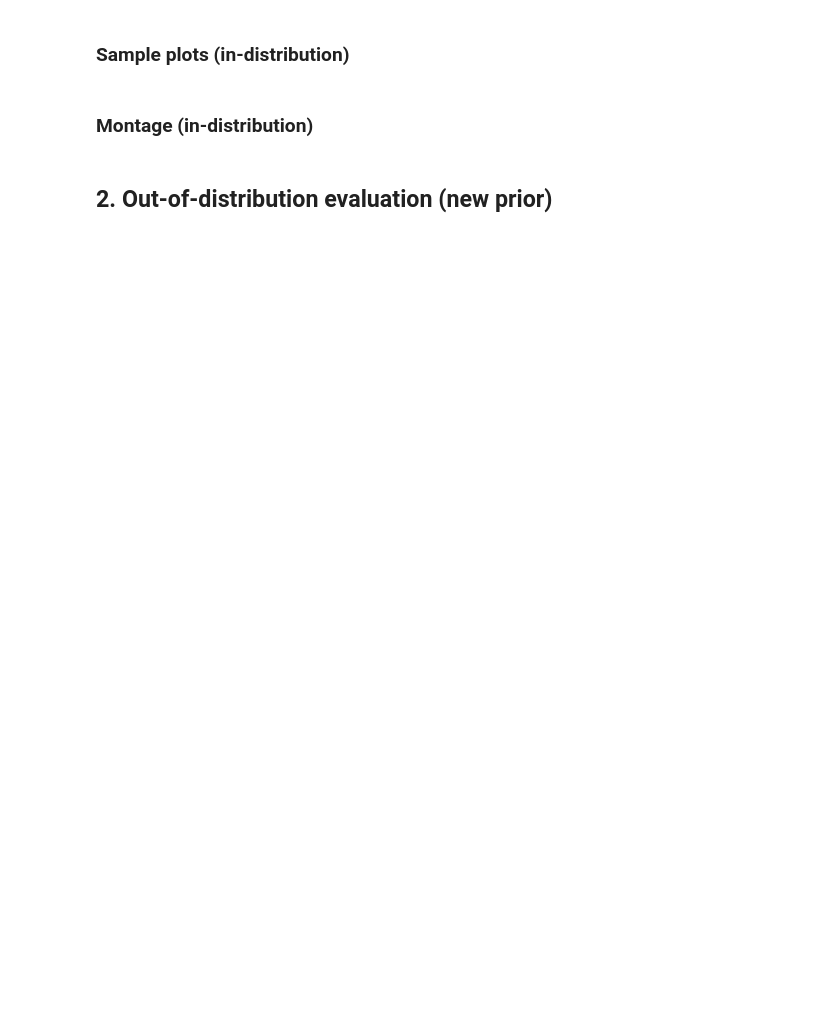
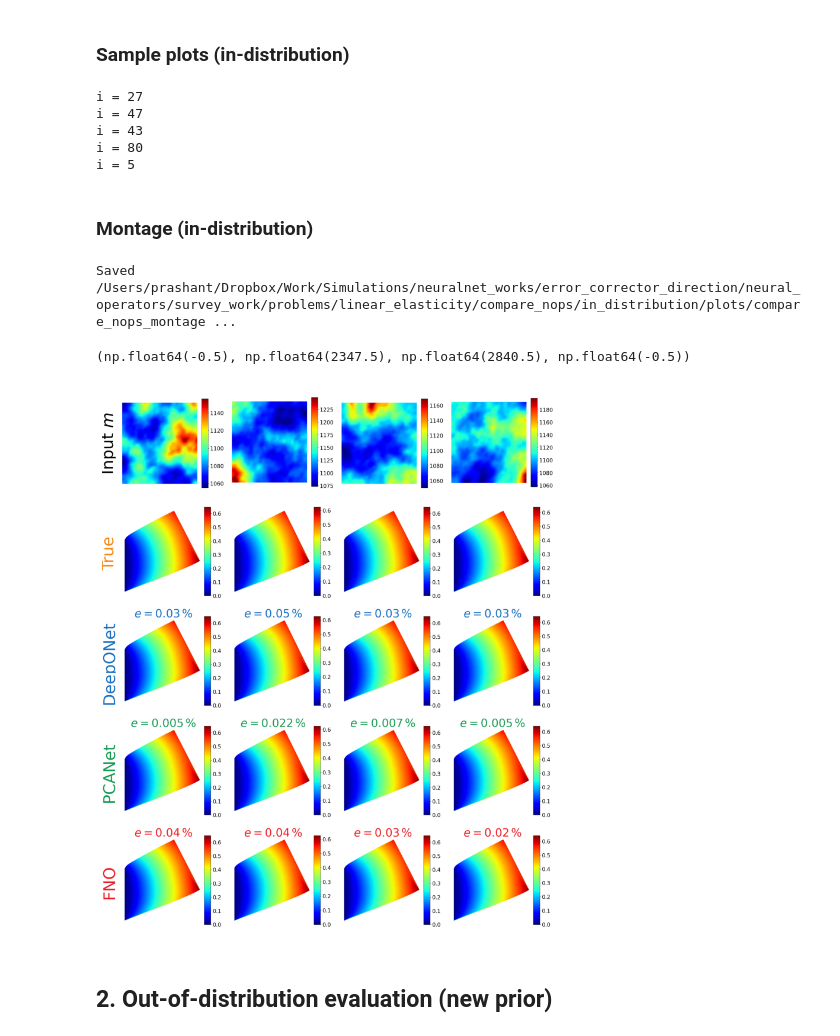
Before and after one commit to CEADpx/neural_operators, a Jupyter notebook: survey_work/problems/linear_elasticity/compare_nops/compareNeuralOperators.ipynb, the cells around one changed output. Saved outputs shown, nothing was run; the diff lists cells and outputs as text; code cells hidden in the pictures; blank space fills up the shorter version.

Commit message:
Release prep: problem/linear_elasticity

```diff
--- a/survey_work/problems/linear_elasticity/compare_nops/compareNeuralOperators.ipynb
+++ b/survey_work/problems/linear_elasticity/compare_nops/compareNeuralOperators.ipynb
@@ -64,10 +79,8 @@ prior_logn_scale = 100.
 prior_logn_translate = 1000.
 
 # OOD prior (change these to explore generalization)
-prior_ac_ood = 0.008
-prior_cc_ood = 0.5
-prior_logn_scale_ood = 125.0
-prior_logn_translate_ood = 1500.0
+ood_case = 'Case_2'
+prior_ac_ood, prior_cc_ood, prior_logn_scale_ood, prior_logn_translate_ood = get_ood_params(ood_case)
 n_ood_samples = 100
 
 # Test indices for sample plots (indices into each NOP test set)
@@ -81,7 +94,7 @@ analysis_root = os.path.join(NOTEBOOK_DIR, "in_distribution")
 ood_root = os.path.join(
     NOTEBOOK_DIR,
     "out_of_distribution",
-    f"prior_ac_{prior_ac_ood:g}_cc_{prior_cc_ood:g}_ln_scale_{prior_logn_scale_ood:g}_ln_translate_{prior_logn_translate_ood:g}",
+    f"ood_case_{ood_case}_prior_ac_{prior_ac_ood:g}_cc_{prior_cc_ood:g}_ln_scale_{prior_logn_scale_ood:g}_ln_translate_{prior_logn_translate_ood:g}",
 )
 for d in (
     os.path.join(analysis_root, "stats"),
@@ -214,7 +247,10 @@ def save_field_plot(
 
 
 def format_pct_error(err):
-    return rf"$e = {100 * err:.2f}\,\%$"
+    return rf"$e = {100 * err:3.2f}\,\%$"
+
+def format_pct_error2(err):
+    return rf"$e = {100 * err:3.3f}\,\%$"
 
 
 def render_cell_title(text, width, color, fontsize=20):
@@ -412,6 +460,12 @@ for i in i_choices:
 
         err_norm = in_dist_stats[name]["physical"][i]
         np.savetxt(f"{plot_dir}/u_{name.lower()}_error_norm_{i}.txt", [err_norm])
+# %% [output]
+i = 27
+i = 47
+i = 43
+i = 80
+i = 5
 # %% [markdown]
 ### Montage (in-distribution)
 # %%
@@ -423,34 +477,48 @@ row_paths = [
     [f"{plot_dir}/u_deeponet_{i}.png" for i in montage_indices],
     [f"{plot_dir}/u_pcanet_{i}.png" for i in montage_indices],
     [f"{plot_dir}/u_fno_{i}.png" for i in montage_indices],
 ]
 
 blank = [None] * n_montage_samples
 cell_titles = [
     blank,
     blank,
     [format_pct_error(in_dist_stats["DeepONet"]["physical"][i]) for i in montage_indices],
-    [format_pct_error(in_dist_stats["PCANet"]["physical"][i]) for i in montage_indices],
+    [format_pct_error2(in_dist_stats["PCANet"]["physical"][i]) for i in montage_indices],
     [format_pct_error(in_dist_stats["FNO"]["physical"][i]) for i in montage_indices],
 ]
 cell_title_colors = [
     blank,
     blank,
     [montage_row_label_colors[2]] * n_montage_samples,
     [montage_row_label_colors[3]] * n_montage_samples,
     [montage_row_label_colors[4]] * n_montage_samples,
 ]
 
 montage_path = os.path.join(analysis_root, "plots", "compare_nops_montage.png")
 save_image_montage(
     row_paths,
     montage_path,
     row_labels=montage_row_labels,
     row_label_colors=montage_row_label_colors,
     cell_titles=cell_titles,
     cell_title_colors=cell_title_colors,
 )
 print(f"Saved {montage_path}")
+
+# display the montage
+img = Image.open(montage_path)
+
+# Set display window size in inches (Width, Height)
+plt.figure(figsize=(20, 12))
+
+# Display the Pillow image inside Matplotlib
+plt.imshow(img)
+plt.axis("off")  # Hide grid coordinates
+# %% [output]
+Saved /Users/prashant/Dropbox/Work/Simulations/neuralnet_works/error_corrector_direction/neural_operators/survey_work/problems/linear_elasticity/compare_nops/in_distribution/plots/compare_nops_montage ...
+(np.float64(-0.5), np.float64(2347.5), np.float64(2840.5), np.float64(-0.5))
+[figure, added]
 # %% [markdown]
 ## 2. Out-of-distribution evaluation (new prior)
 # %%
```
Also changed, not shown: parts of 6 cells of this notebook, 2 other files.
